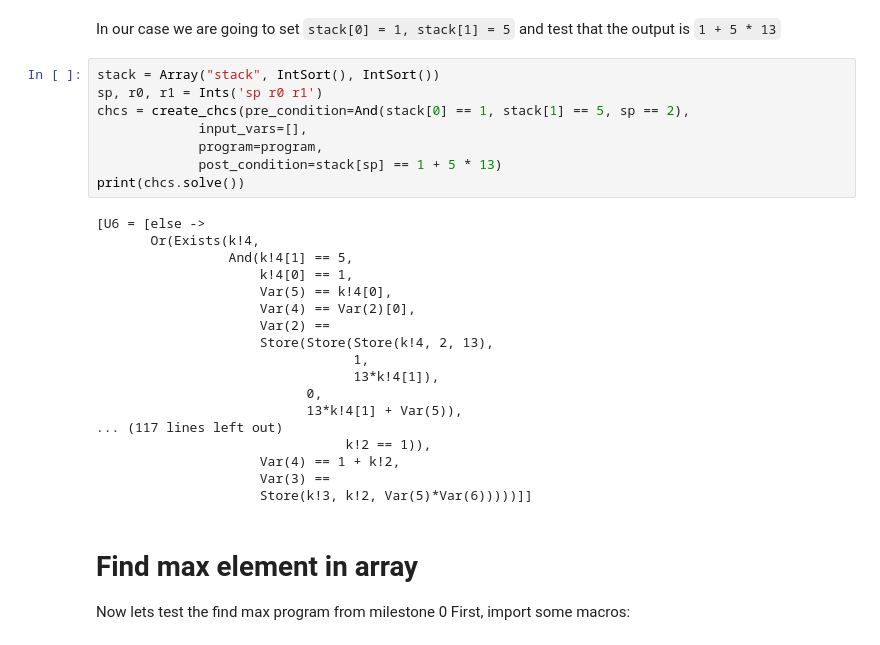
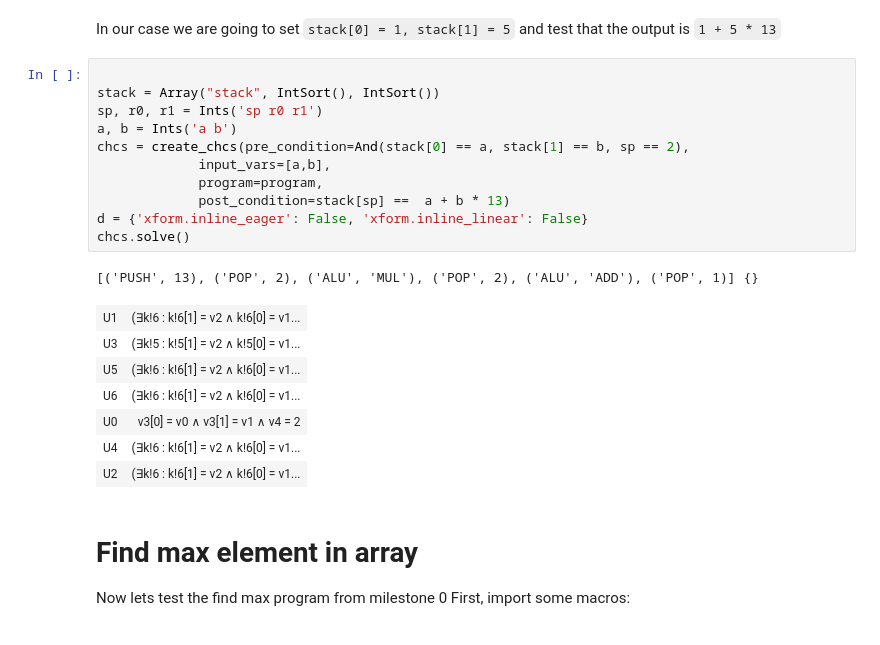
Before and after one commit to freundyotam/techcs-236346, a Jupyter notebook: sw/test_create_chcs.ipynb, the cells around one changed output. Saved outputs shown, nothing was run; the diff lists cells and outputs as text.

```diff
--- a/sw/test_create_chcs.ipynb
+++ b/sw/test_create_chcs.ipynb
@@ -28,31 +28,25 @@ In our case we are going to set
 `stack[0] = 1, stack[1] = 5`
 and test that the output is `1 + 5 * 13`
 # %%
+
 stack = Array("stack", IntSort(), IntSort())
 sp, r0, r1 = Ints('sp r0 r1')
-chcs = create_chcs(pre_condition=And(stack[0] == 1, stack[1] == 5, sp == 2),
-             input_vars=[],
+a, b = Ints('a b')
+chcs = create_chcs(pre_condition=And(stack[0] == a, stack[1] == b, sp == 2),
+             input_vars=[a,b],
              program=program,
-             post_condition=stack[sp] == 1 + 5 * 13)
-print(chcs.solve())
+             post_condition=stack[sp] ==  a + b * 13)
+d = {'xform.inline_eager': False, 'xform.inline_linear': False}
+chcs.solve()
 # %% [output]
-[U6 = [else ->
-       Or(Exists(k!4,
-                 And(k!4[1] == 5,
-                     k!4[0] == 1,
-                     Var(5) == k!4[0],
-                     Var(4) == Var(2)[0],
-                     Var(2) ==
-                     Store(Store(Store(k!4, 2, 13),
-                                 1,
-                                 13*k!4[1]),
-                           0,
-                           13*k!4[1] + Var(5)),
-... (117 lines left out)
-                                k!2 == 1)),
-                     Var(4) == 1 + k!2,
-                     Var(3) ==
-                     Store(k!3, k!2, Var(5)*Var(6)))))]]
+[('PUSH', 13), ('POP', 2), ('ALU', 'MUL'), ('POP', 2), ('ALU', 'ADD'), ('POP', 1)] {}
+| U1 | (∃k!6 : k!6[1] = ν2 ∧ k!6[0] = ν1... |
+| U3 | (∃k!5 : k!5[1] = ν2 ∧ k!5[0] = ν1... |
+| U5 | (∃k!6 : k!6[1] = ν2 ∧ k!6[0] = ν1... |
+| U6 | (∃k!6 : k!6[1] = ν2 ∧ k!6[0] = ν1... |
+| U0 | ν3[0] = ν0 ∧ ν3[1] = ν1 ∧ ν4 = 2 |
+| U4 | (∃k!6 : k!6[1] = ν2 ∧ k!6[0] = ν1... |
+| U2 | (∃k!6 : k!6[1] = ν2 ∧ k!6[0] = ν1... |
 # %% [markdown]
 # Find max element in array
 Now lets test the find max program from milestone 0
```
Also changed, not shown: parts of 6 cells of this notebook, 4 other files.
